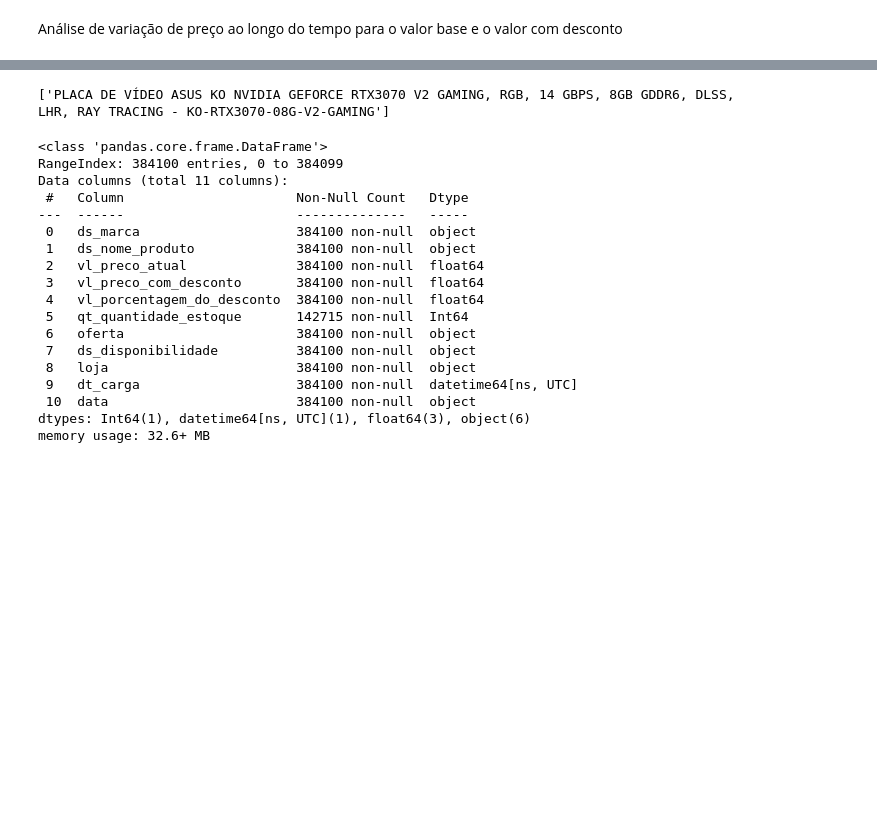
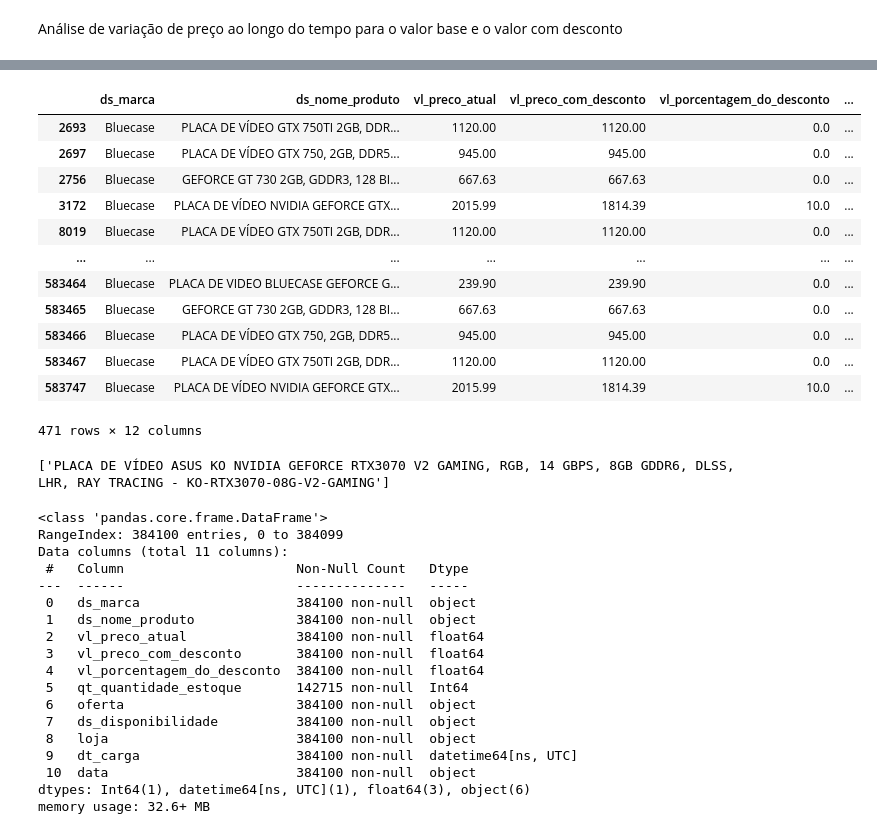
Before and after one commit to Ighus/ds_analysis_hardware_market, a Jupyter notebook: new_analysis.ipynb, the cells around one changed output, grey strips where cells are left out. Drawn from its saved outputs; the diff is of its cells as text; code cells hidden in the pictures; blank space fills up the shorter version.

```diff
--- a/new_analysis.ipynb
+++ b/new_analysis.ipynb
@@ -234,3 +270,19 @@ Name: 195085, dtype: object
+# %%
+df_gpu.query(""" ds_marca == "Bluecase" """)
+# %% [output]
+|  | ds_marca | ds_nome_produto | vl_preco_atual | vl_preco_com_desconto | vl_porcentagem_do_desconto | ... |
+| 2693 | Bluecase | PLACA DE VÍDEO GTX 750TI 2GB, DDR... | 1120.00 | 1120.00 | 0.0 | ... |
+| 2697 | Bluecase | PLACA DE VÍDEO GTX 750, 2GB, DDR5... | 945.00 | 945.00 | 0.0 | ... |
+| 2756 | Bluecase | GEFORCE GT 730 2GB, GDDR3, 128 BI... | 667.63 | 667.63 | 0.0 | ... |
+| 3172 | Bluecase | PLACA DE VÍDEO NVIDIA GEFORCE GTX... | 2015.99 | 1814.39 | 10.0 | ... |
+| 8019 | Bluecase | PLACA DE VÍDEO GTX 750TI 2GB, DDR... | 1120.00 | 1120.00 | 0.0 | ... |
+| ... | ... | ... | ... | ... | ... | ... |
+| 583464 | Bluecase | PLACA DE VIDEO BLUECASE GEFORCE G... | 239.90 | 239.90 | 0.0 | ... |
+| 583465 | Bluecase | GEFORCE GT 730 2GB, GDDR3, 128 BI... | 667.63 | 667.63 | 0.0 | ... |
+| 583466 | Bluecase | PLACA DE VÍDEO GTX 750, 2GB, DDR5... | 945.00 | 945.00 | 0.0 | ... |
+| 583467 | Bluecase | PLACA DE VÍDEO GTX 750TI 2GB, DDR... | 1120.00 | 1120.00 | 0.0 | ... |
+| 583747 | Bluecase | PLACA DE VÍDEO NVIDIA GEFORCE GTX... | 2015.99 | 1814.39 | 10.0 | ... |
+471 rows × 12 columns
 # %%
 df.iloc[df.index == 187159]['ds_nome_produto'].tolist() # ds_nome_produto_resumido ds_nome_produto
 # %% [output]
```
Also changed, not shown: parts of 15 cells of this notebook, 3 other files.
